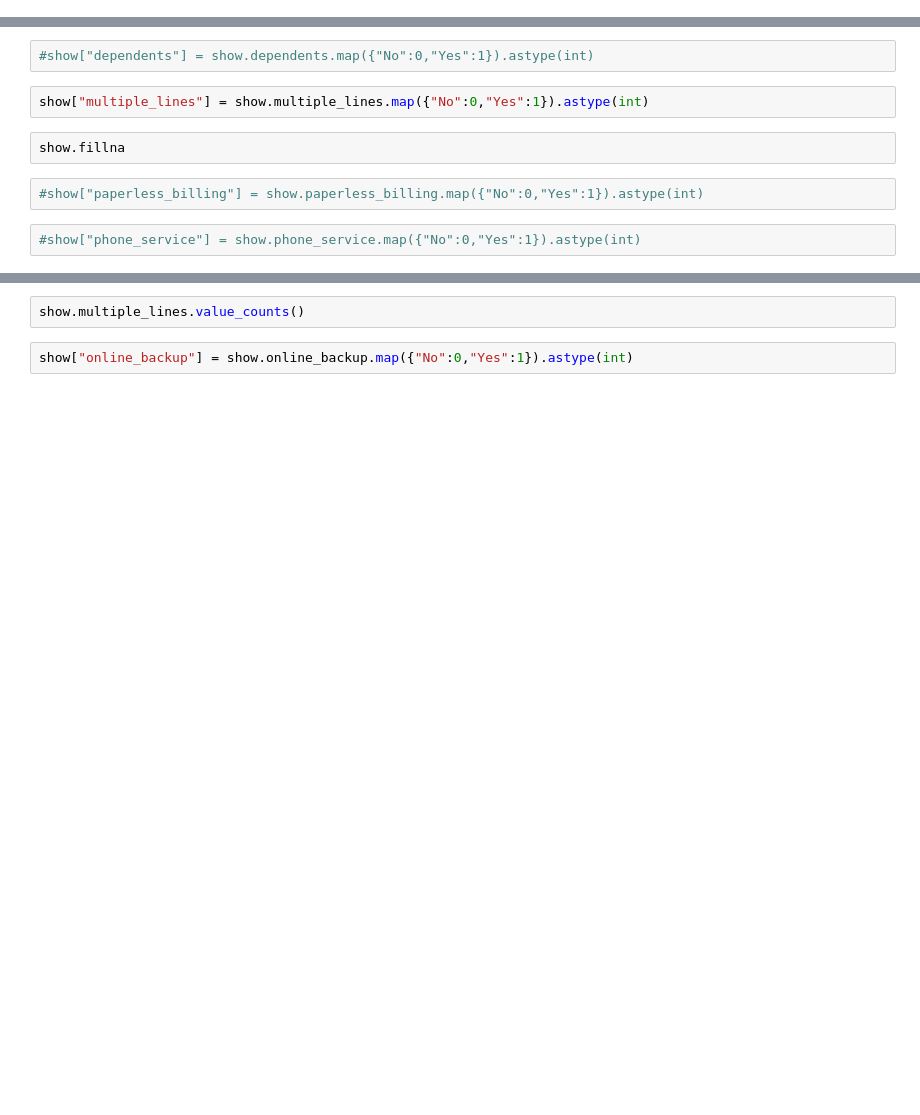
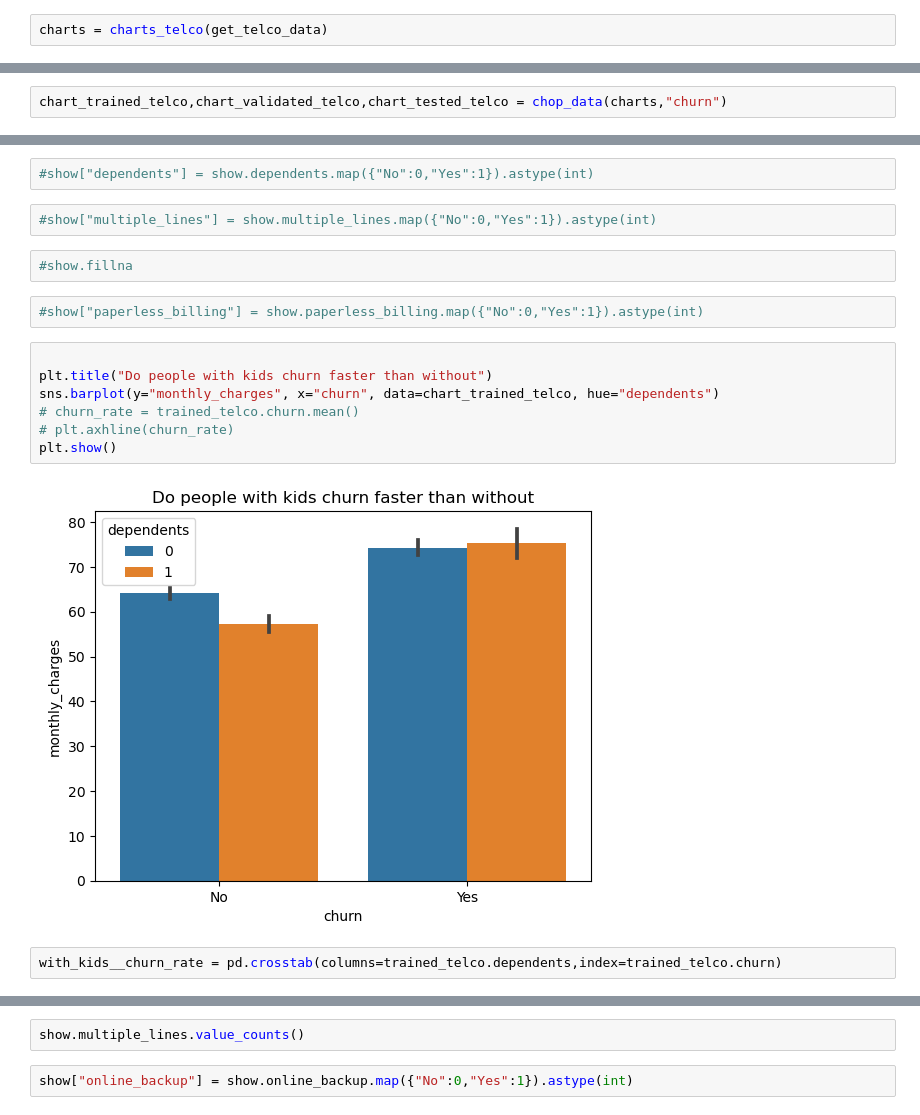
Before and after one commit to Kain-azzo/Classification-Project, a Jupyter notebook: Starting.ipynb, the cells around one changed output, grey strips where cells are left out. Saved outputs shown, nothing was run; the diff lists cells and outputs as text; blank space fills up the shorter version.

```diff
--- a/Starting.ipynb
+++ b/Starting.ipynb
@@ -38,0 +76,2 @@ show = prep_telco(get_telco_data)
+# %%
+charts = charts_telco(get_telco_data)
@@ -188,0 +148,2 @@ validated_telco.head()
+# %%
+chart_trained_telco,chart_validated_telco,chart_tested_telco = chop_data(charts,"churn")
@@ -191,10 +223,19 @@ show["internet_service_type"] = show.internet_service_type.map({"DSL":0,"Fiber O
 # %%
 #show["dependents"] = show.dependents.map({"No":0,"Yes":1}).astype(int)
 # %%
-show["multiple_lines"] = show.multiple_lines.map({"No":0,"Yes":1}).astype(int)
+#show["multiple_lines"] = show.multiple_lines.map({"No":0,"Yes":1}).astype(int)
-# %%
-show.fillna
+# %%
+#show.fillna
 # %%
 #show["paperless_billing"] = show.paperless_billing.map({"No":0,"Yes":1}).astype(int)
-# %%
-#show["phone_service"] = show.phone_service.map({"No":0,"Yes":1}).astype(int)
+# %%
+
+plt.title("Do people with kids churn faster than without")
+sns.barplot(y="monthly_charges", x="churn", data=chart_trained_telco, hue="dependents")
+# churn_rate = trained_telco.churn.mean()
+# plt.axhline(churn_rate)
+plt.show()
+# %% [output]
+[figure, added]
+# %%
+with_kids__churn_rate = pd.crosstab(columns=trained_telco.dependents,index=trained_telco.churn)
```
Also changed, not shown: parts of 91 cells of this notebook.
